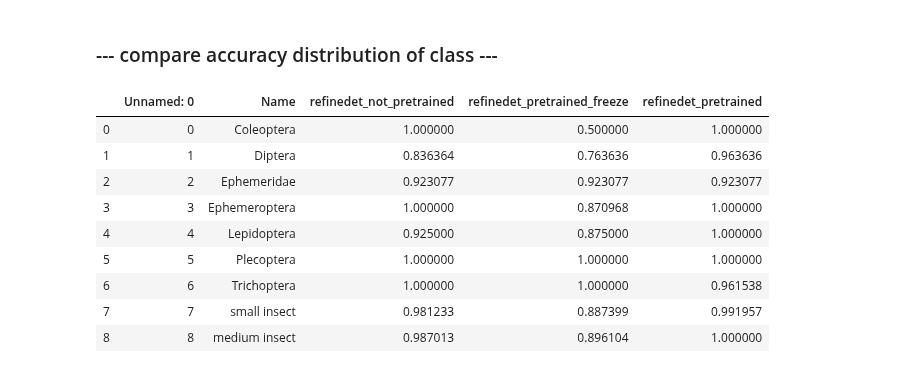
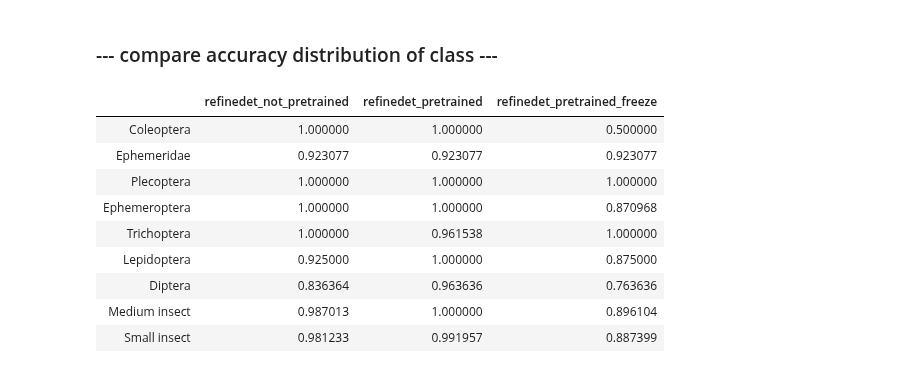
Before and after one commit to keiiti975/Insect_Phenology_Detector, a Jupyter notebook: result/detection/compare_finetuning/compare_finetuning.ipynb, the cells around one changed output. Cells and saved outputs as stored; diff of their text form; code cells hidden in the pictures.

```diff
--- a/result/detection/compare_finetuning/compare_finetuning.ipynb
+++ b/result/detection/compare_finetuning/compare_finetuning.ipynb
@@ -69,17 +68,28 @@ all_df = refinedet_not_pretrained
 all_df = all_df.rename(columns={'Precision_per_class': 'refinedet_not_pretrained'})
 all_df = all_df.assign(refinedet_pretrained_freeze=refinedet_pretrained_freeze["Precision_per_class"])
 all_df = all_df.assign(refinedet_pretrained=refinedet_pretrained["Precision_per_class"])
-all_df
-# %% [output]
-|  | Unnamed: 0 | Name | refinedet_not_pretrained | refinedet_pretrained_freeze | refinedet_pretrained |
-| 0 | 0 | Coleoptera | 1.000000 | 0.500000 | 1.000000 |
-| 1 | 1 | Diptera | 0.836364 | 0.763636 | 0.963636 |
-| 2 | 2 | Ephemeridae | 0.923077 | 0.923077 | 0.923077 |
-| 3 | 3 | Ephemeroptera | 1.000000 | 0.870968 | 1.000000 |
-| 4 | 4 | Lepidoptera | 0.925000 | 0.875000 | 1.000000 |
-| 5 | 5 | Plecoptera | 1.000000 | 1.000000 | 1.000000 |
-| 6 | 6 | Trichoptera | 1.000000 | 1.000000 | 0.961538 |
-| 7 | 7 | small insect | 0.981233 | 0.887399 | 0.991957 |
-| 8 | 8 | medium insect | 0.987013 | 0.896104 | 1.000000 |
+# %%
+new_all_df = pd.DataFrame()
+new_all_df = new_all_df.append(pd.Series(all_df.values[0][2:], index=all_df.columns[2:], name='Coleoptera'))
+new_all_df = new_all_df.append(pd.Series(all_df.values[2][2:], index=all_df.columns[2:], name='Ephemeridae'))
+new_all_df = new_all_df.append(pd.Series(all_df.values[5][2:], index=all_df.columns[2:], name='Plecoptera'))
+new_all_df = new_all_df.append(pd.Series(all_df.values[3][2:], index=all_df.columns[2:], name='Ephemeroptera'))
+new_all_df = new_all_df.append(pd.Series(all_df.values[6][2:], index=all_df.columns[2:], name='Trichoptera'))
+new_all_df = new_all_df.append(pd.Series(all_df.values[4][2:], index=all_df.columns[2:], name='Lepidoptera'))
+new_all_df = new_all_df.append(pd.Series(all_df.values[1][2:], index=all_df.columns[2:], name='Diptera'))
+new_all_df = new_all_df.append(pd.Series(all_df.values[8][2:], index=all_df.columns[2:], name='Medium insect'))
+new_all_df = new_all_df.append(pd.Series(all_df.values[7][2:], index=all_df.columns[2:], name='Small insect'))
+new_all_df
+# %% [output]
+|  | refinedet_not_pretrained | refinedet_pretrained | refinedet_pretrained_freeze |
+| Coleoptera | 1.000000 | 1.000000 | 0.500000 |
+| Ephemeridae | 0.923077 | 0.923077 | 0.923077 |
+| Plecoptera | 1.000000 | 1.000000 | 1.000000 |
+| Ephemeroptera | 1.000000 | 1.000000 | 0.870968 |
+| Trichoptera | 1.000000 | 0.961538 | 1.000000 |
+| Lepidoptera | 0.925000 | 1.000000 | 0.875000 |
+| Diptera | 0.836364 | 0.963636 | 0.763636 |
+| Medium insect | 0.987013 | 1.000000 | 0.896104 |
+| Small insect | 0.981233 | 0.991957 | 0.887399 |
 # %%
 plt.rcParams["font.size"] = 14
```
Also changed, not shown: parts of 2 cells of this notebook, 1 other file.
